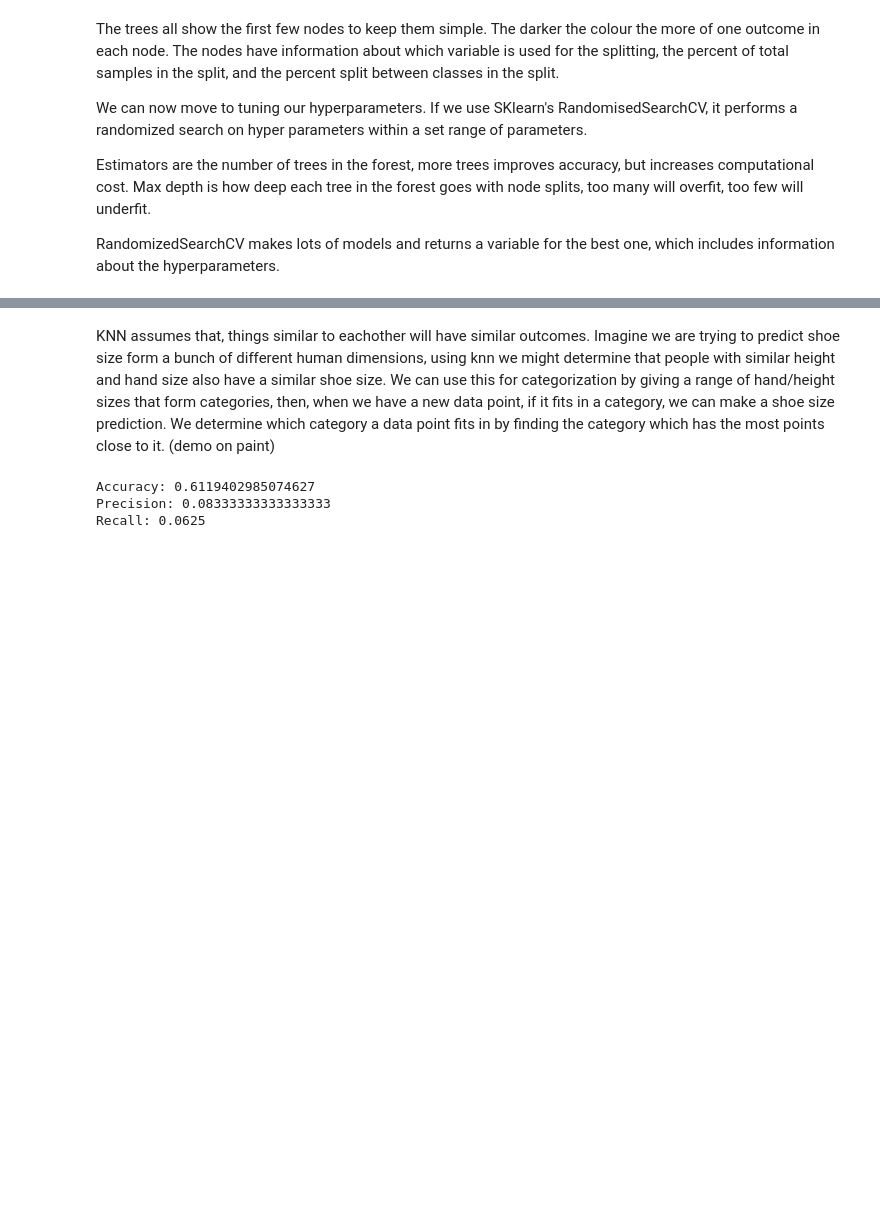
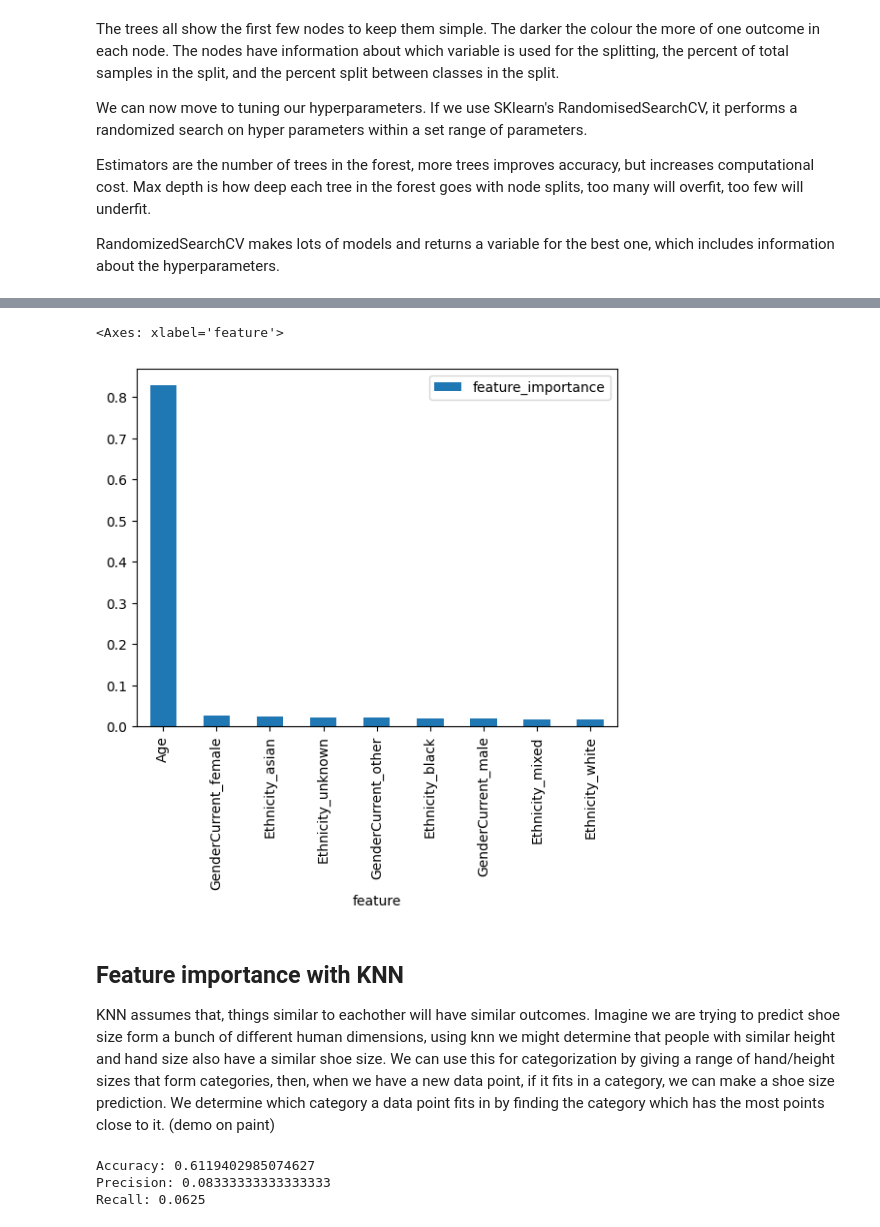
Before and after one commit to data-to-insight/ERN-sessions, a Jupyter notebook: Intro to forecasting and ML/5 random forests.ipynb, the cells around one changed output, grey strips where cells are left out. Cells and saved outputs as stored; diff of their text form; code cells hidden in the pictures; blank space fills up the shorter version.

```diff
--- a/Intro to forecasting and ML/5 random forests.ipynb
+++ b/Intro to forecasting and ML/5 random forests.ipynb
@@ -175,4 +168,15 @@ ConfusionMatrixDisplay(confusion_matrix=cm).plot()
+# %%
+feature_importance_df = pd.DataFrame.from_dict({'feature_importance': rf.feature_importances_,
+                                                'feature': X_train.columns})\
+        .set_index('feature').sort_values('feature_importance', ascending = False)
+
+feature_importance_df.plot.bar()
+# %% [output]
+<Axes: xlabel='feature'>
+[figure, added]
 # %% [markdown]
+## Feature importance with KNN
+
 KNN assumes that, things similar to eachother will have similar outcomes. Imagine we are trying to predict shoe size form a bunch of different human dimensions, using knn we might determine that people with similar height and hand size also have a similar shoe size. We can use this for categorization by giving a range of hand/height sizes that form categories, then, when we have a new data point, if it fits in a category, we can make a shoe size prediction. We determine which category a data point fits in by finding the category which has the most points close to it. (demo on paint)
 # %%
 from sklearn.neighbors import KNeighborsClassifier
```
Also changed, not shown: parts of 5 cells of this notebook.
